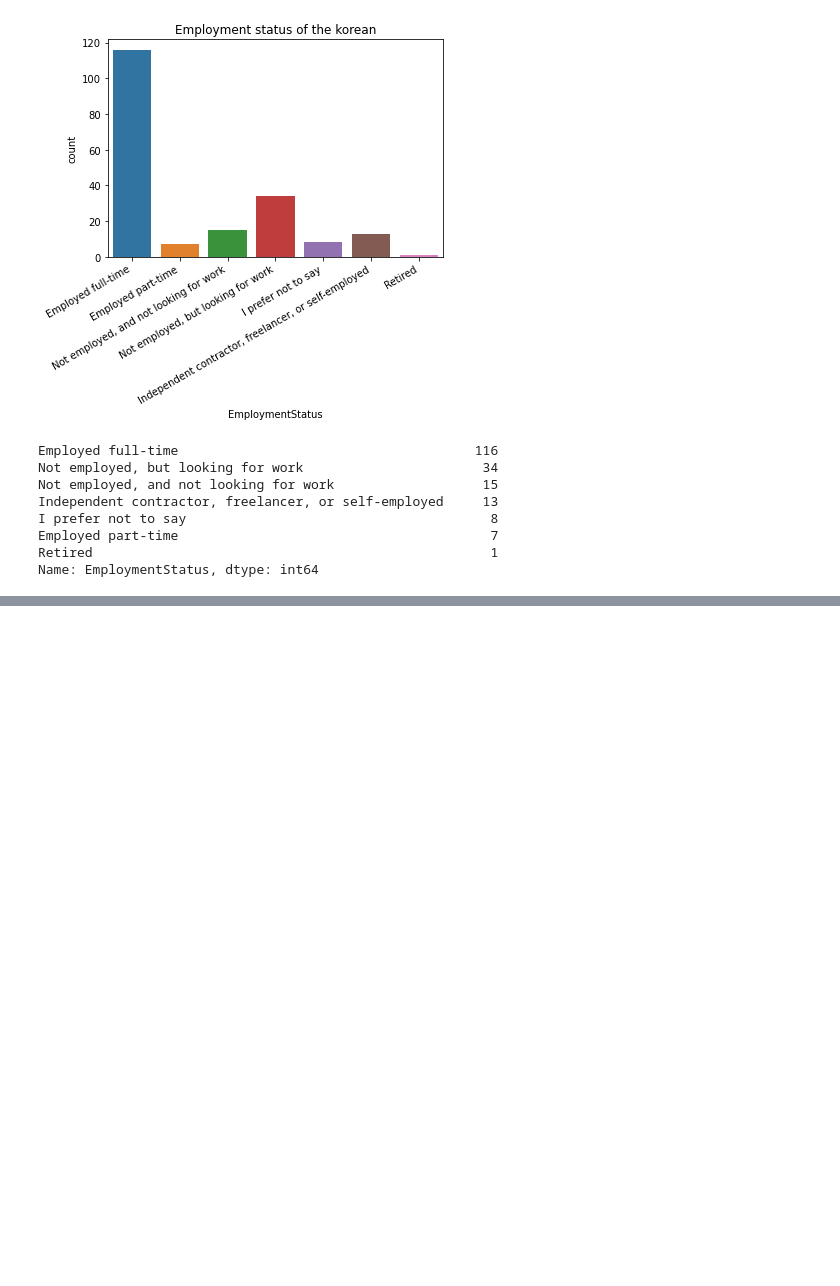
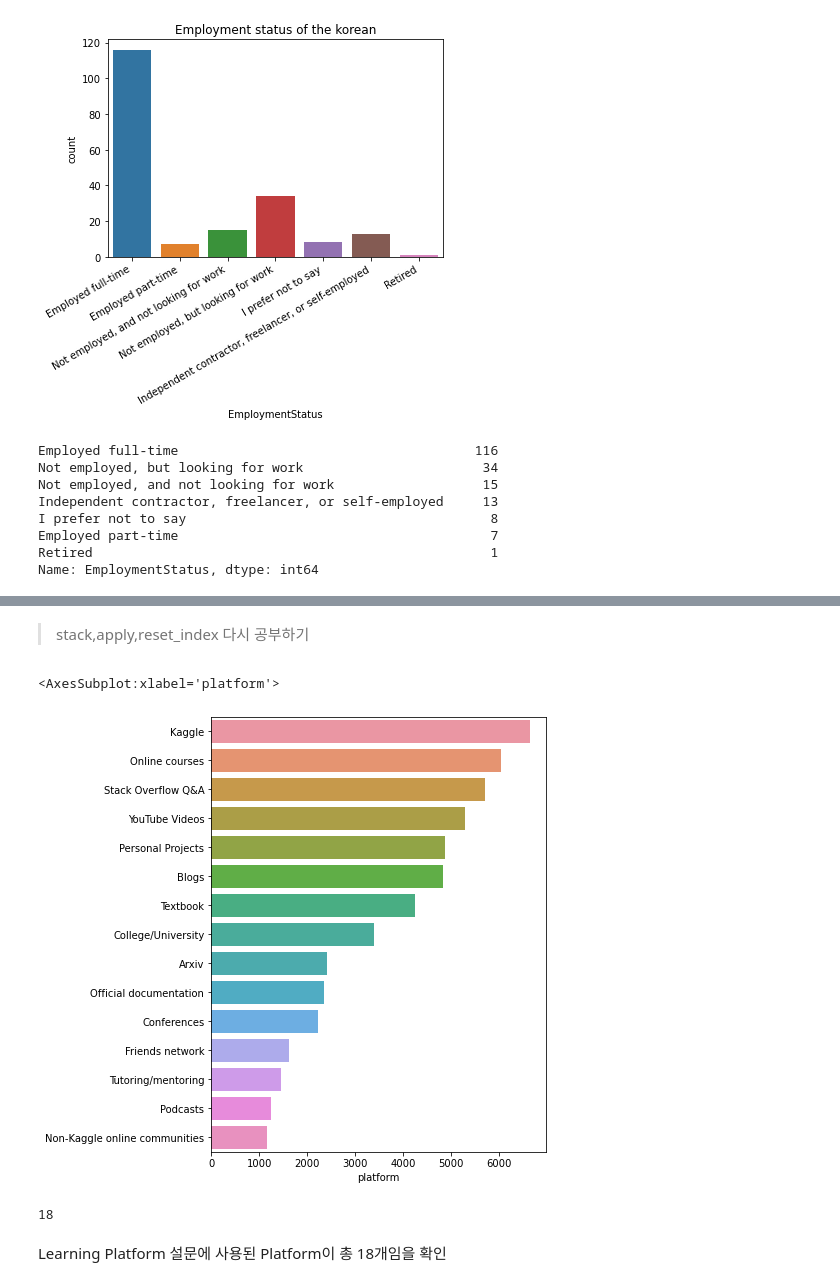
Before and after one commit to sm970309/kaggleStrugle, a Jupyter notebook: survey/Kaggle-ML-DS-survey-EDA.ipynb, the cells around one changed output, grey strips where cells are left out. Saved outputs shown, nothing was run; the diff lists cells and outputs as text; code cells hidden in the pictures; blank space fills up the shorter version.

```diff
--- a/survey/Kaggle-ML-DS-survey-EDA.ipynb
+++ b/survey/Kaggle-ML-DS-survey-EDA.ipynb
@@ -388,0 +392,9 @@ pd.DataFrame(mcq['LearningPlatformSelect'].dropna())
+# %%
+mcq = pd.read_csv('data/multipleChoiceResponses.csv')
+mcq['LearningPlatformSelect'] = mcq['LearningPlatformSelect'].astype('str').apply(lambda x: x.split(','))
+
+s = mcq.apply(
+    lambda x: pd.Series(x['LearningPlatformSelect']),
+    axis=1).stack().reset_index(level=1, drop=True)
+s.name = 'platform'
+s
@@ -388,0 +414,18 @@ pd.DataFrame(mcq['LearningPlatformSelect'].dropna())
+# %% [markdown]
+> stack,apply,reset_index 다시 공부하기
+# %%
+plt.figure(figsize=(6,8))
+
+# 위에서 nan도 str으로 강제 형변환 해주어 dropna 메소드 사용 불가
+data = s[s!='nan'].value_counts().head(15)
+sns.barplot(y=data.index, x=data)
+# %% [output]
+<AxesSubplot:xlabel='platform'>
+[figure, added]
+# %%
+use_features = [x for x in mcq.columns if x.find('LearningPlatformUsefulness')!= -1]
+len(use_features)
+# %% [output]
+18
+# %% [markdown]
+Learning Platform 설문에 사용된 Platform이 총 18개임을 확인
```
Also changed, not shown: parts of 58 cells of this notebook.
